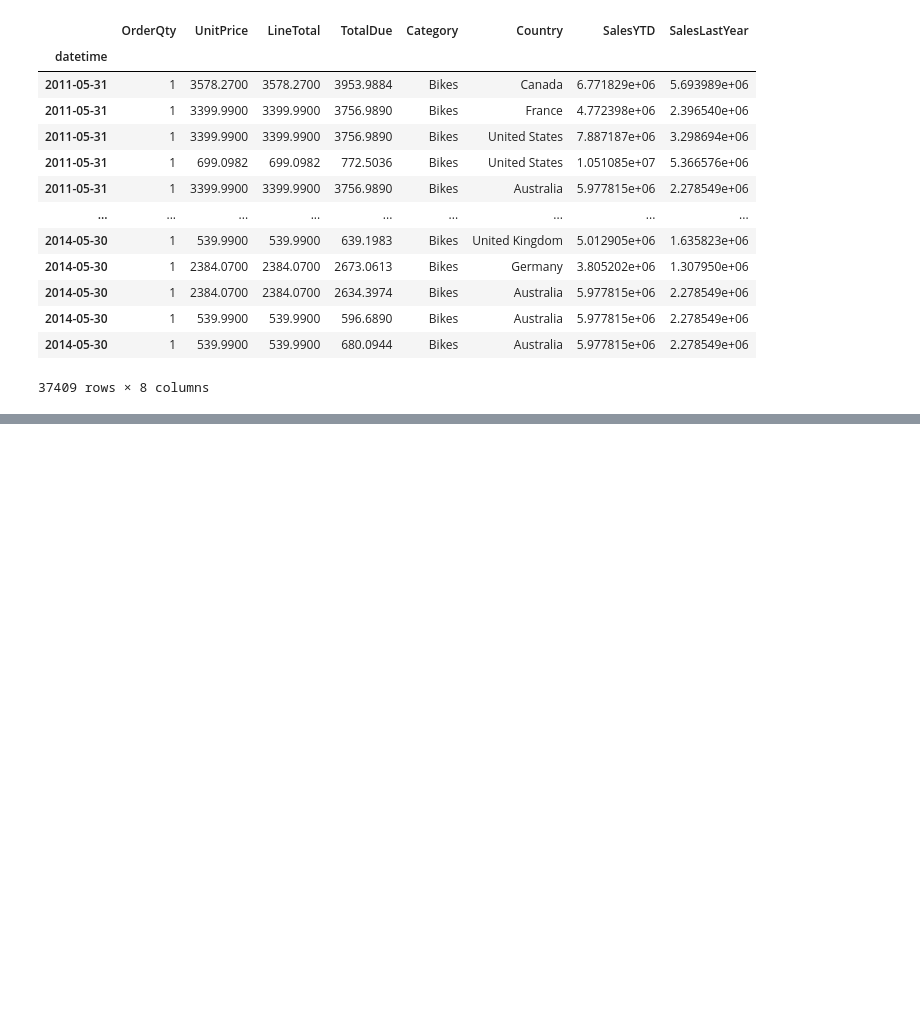
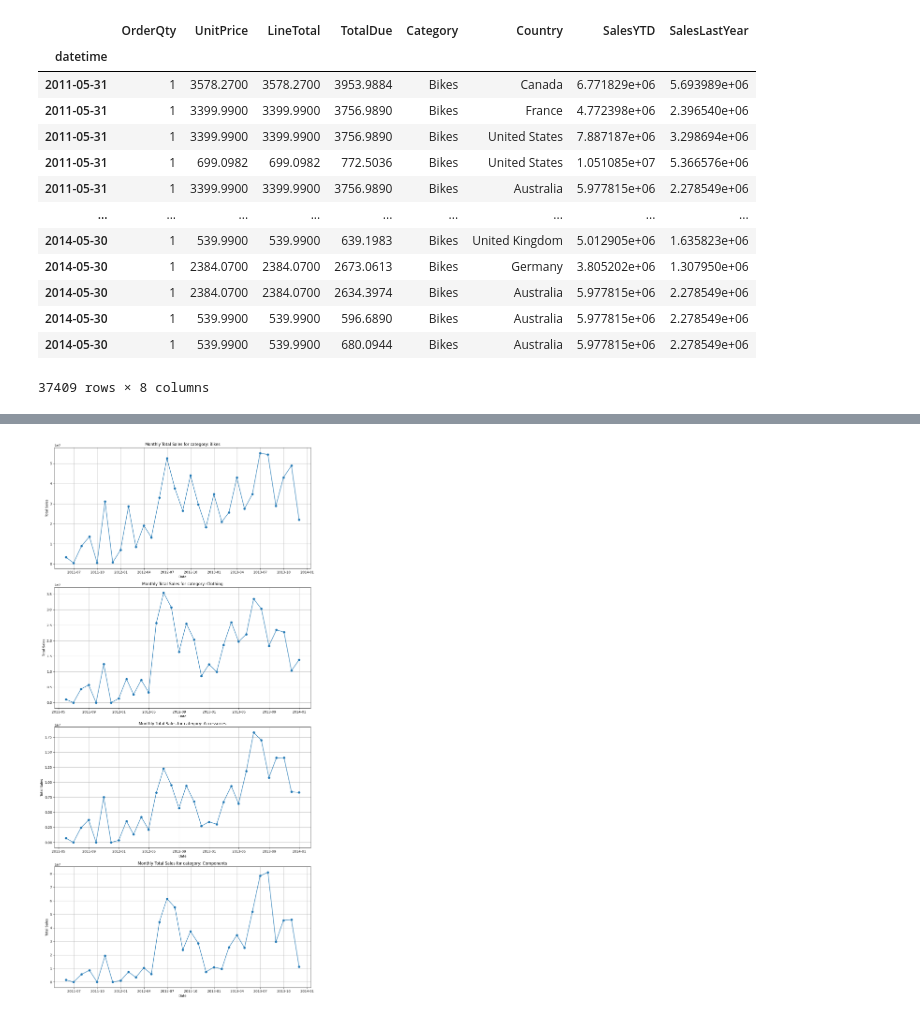
Before and after one commit to ga1nang/curent_topic, a Jupyter notebook: arima_category.ipynb, the cells around one changed output, grey strips where cells are left out. Saved outputs shown, nothing was run; the diff lists cells and outputs as text; code cells hidden in the pictures; blank space fills up the shorter version.

```diff
--- a/arima_category.ipynb
+++ b/arima_category.ipynb
@@ -498,0 +140,17 @@ plt.show()
+# %%
+def adf_test(series):
+    """
+    If p-value > 0.05: The time series is non-stationary.
+    If p-value ≤ 0.05: The time series is stationary.
+    """
+    result = adfuller(series)
+    print('ADF Statistic:', result[0])
+    print('p-value:', result[1])
+    for key, value in result[4].items():
+        print('Critical Value (%s): %.3f' % (key, value))
+
+
+# Perform ADF test
+for (category, data) in train_data.items():
+    print(f'{category}')
+    adf_test(data)
@@ -498,0 +250,18 @@ plt.show()
+# %%
+n_categories = len(categories)  # Total number of categories
+
+plt.figure(figsize=(12, 6 * n_categories))  # Adjust figure size dynamically based on the number of categories
+
+for i, (category, monthly_sales) in enumerate(train_data.items(), 1):
+    plt.subplot(n_categories, 1, i)
+    plt.plot(monthly_sales, marker='o', linestyle='-')
+    plt.title(f"Monthly Total Sales for category: {category}")
+    plt.xlabel("Date")
+    plt.ylabel("Total Sales")
+    plt.grid(True)
+
+# Adjust layout
+plt.tight_layout()
+plt.show()
+# %% [output]
+[figure, added]
```
Also changed, not shown: parts of 68 cells of this notebook, 8 other files.
